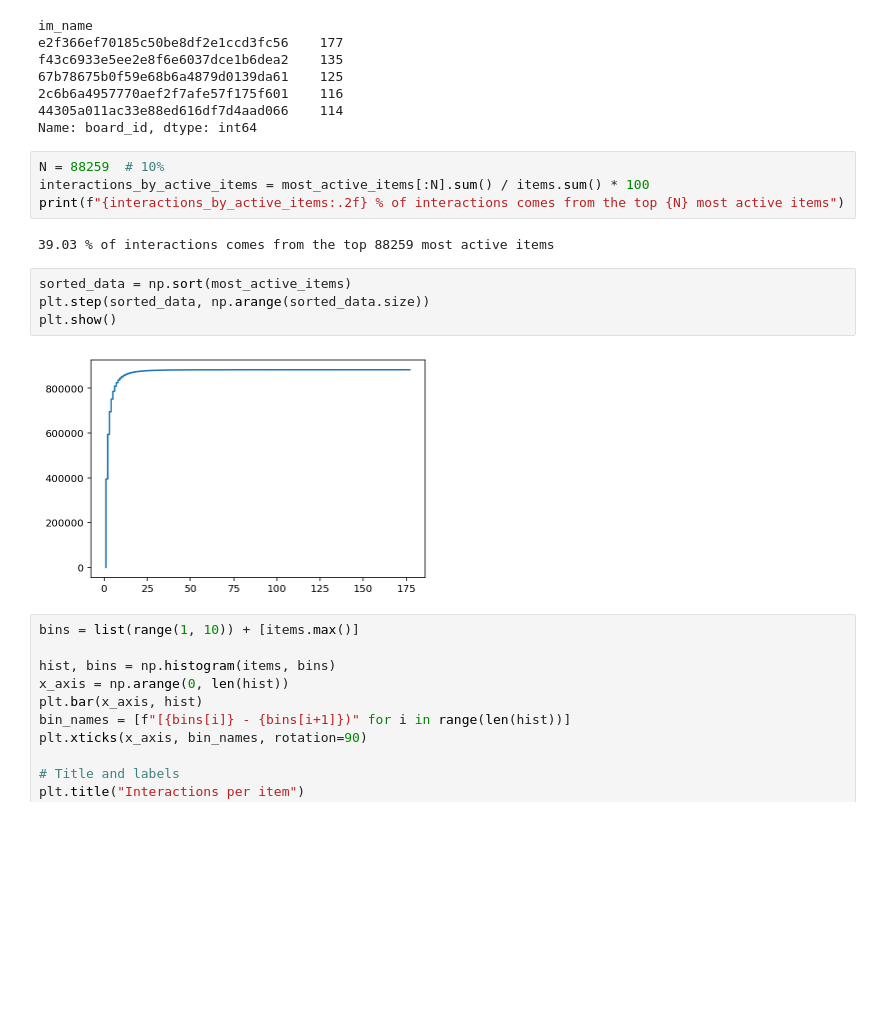
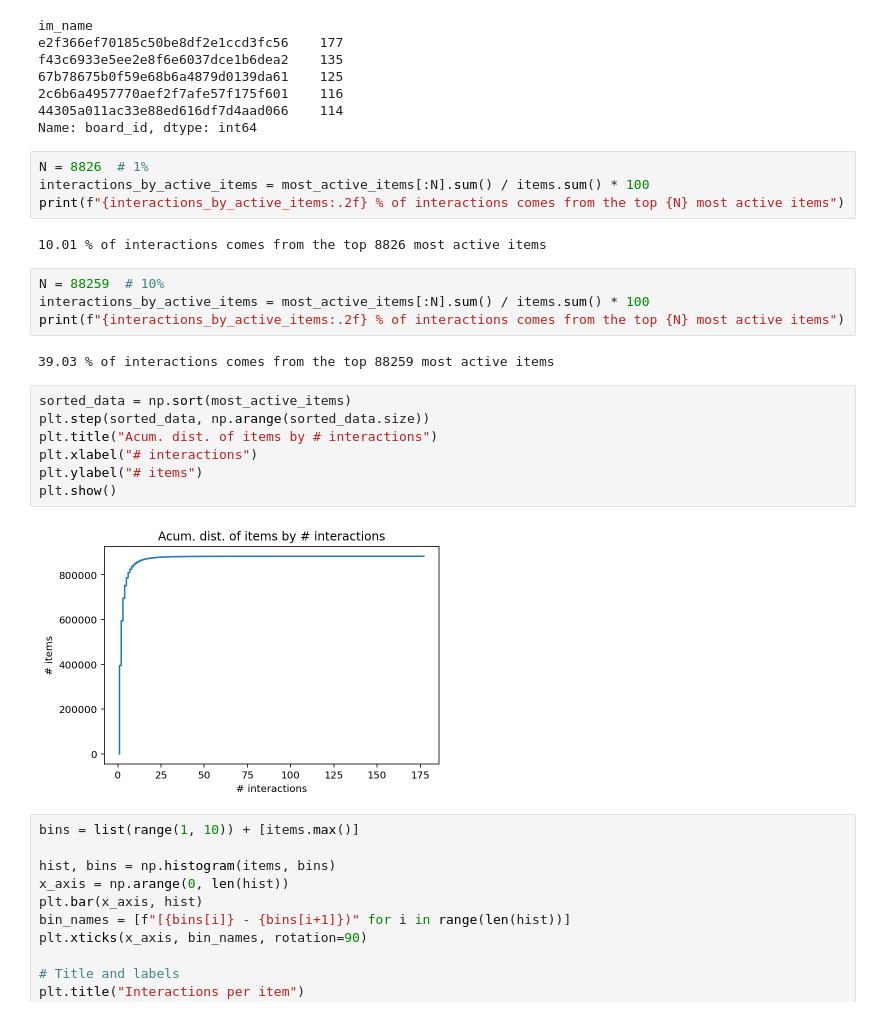
Before and after one commit to aaossa/Model-experiments, a Jupyter notebook: data/Pinterest/Data Analysis (Pinterest).ipynb, the cells around one changed output. Saved outputs shown, nothing was run; the diff lists cells and outputs as text; blank space fills up the shorter version.

Commit message:
:sparkles: Add new insights in Pinterest analysis
Add percent of interactions for top 1% of users and items, and also
add legends to some of the plots

Signed-off-by: Antonio Ossa <aaossa@uc.cl>

```diff
--- a/data/Pinterest/Data Analysis (Pinterest).ipynb
+++ b/data/Pinterest/Data Analysis (Pinterest).ipynb
@@ -105,6 +105,12 @@ f43c6933e5ee2e8f6e6037dce1b6dea2    135
 2c6b6a4957770aef2f7afe57f175f601    116
 44305a011ac33e88ed616df7d4aad066    114
 Name: board_id, dtype: int64
+# %%
+N = 8826  # 1%
+interactions_by_active_items = most_active_items[:N].sum() / items.sum() * 100
+print(f"{interactions_by_active_items:.2f} % of interactions comes from the top {N} most active items")
+# %% [output]
+10.01 % of interactions comes from the top 8826 most active items
 # %%
 N = 88259  # 10%
 interactions_by_active_items = most_active_items[:N].sum() / items.sum() * 100
@@ -114,9 +120,12 @@ print(f"{interactions_by_active_items:.2f} % of interactions comes from the top
 # %%
 sorted_data = np.sort(most_active_items)
 plt.step(sorted_data, np.arange(sorted_data.size))
+plt.title("Acum. dist. of items by # interactions")
+plt.xlabel("# interactions")
+plt.ylabel("# items")
 plt.show()
 # %% [output]
-[figure, old version]
+[figure, new version]
 # %%
 bins = list(range(1, 10)) + [items.max()]
 
```
Also changed, not shown: parts of 5 cells of this notebook.
